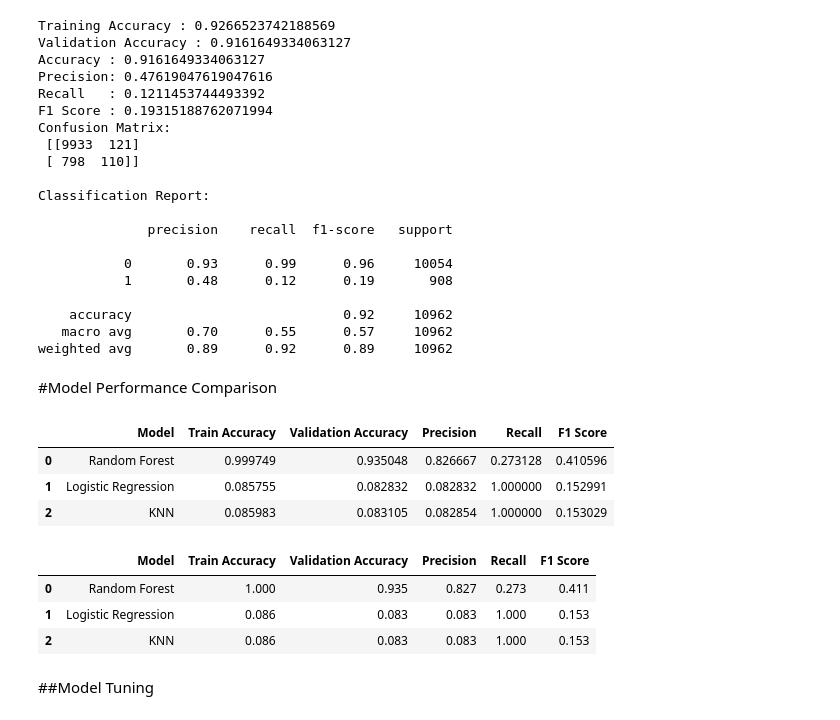
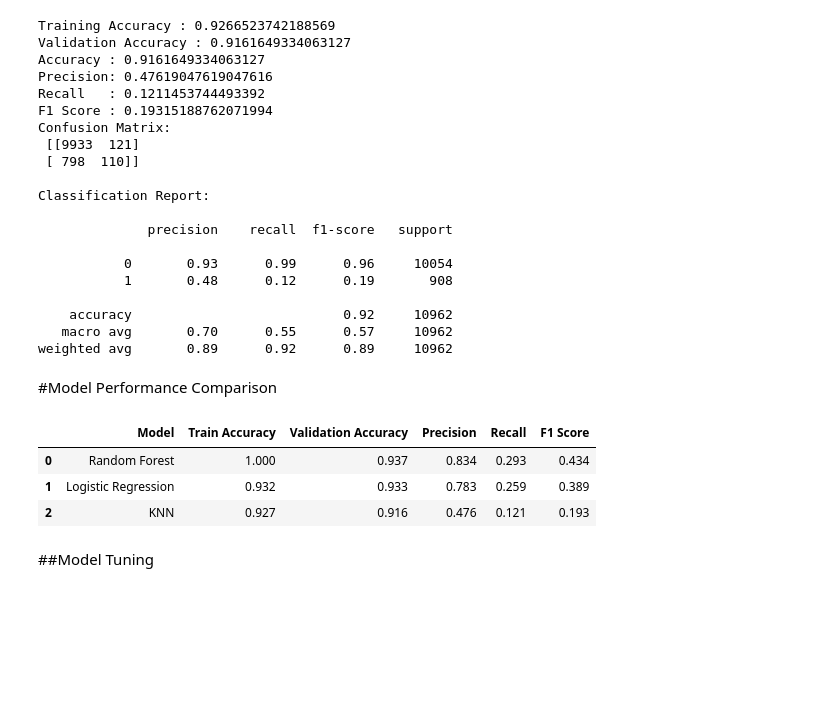
Before and after one commit to Bishre313/ict_p1, a Jupyter notebook: Intermediate_assessment_Supervised.ipynb, the cells around one changed output. Cells and saved outputs as stored; diff of their text form; code cells hidden in the pictures; blank space fills up the shorter version.

```diff
--- a/Intermediate_assessment_Supervised.ipynb
+++ b/Intermediate_assessment_Supervised.ipynb
@@ -484,38 +482,39 @@ results = []
 # %%
+results = []
+
 from sklearn.metrics import accuracy_score, precision_score, recall_score, f1_score
 
-def evaluate_model(model, model_name):
-    y_valid_pred = model.predict(X_valid)
+def evaluate_model(model, model_name, use_scaled=False):
+
+    if use_scaled:
+        y_valid_pred = model.predict(X_valid_scaled)
+        train_acc = model.score(X_train_scaled, y_train)
+    else:
+        y_valid_pred = model.predict(X_valid)
+        train_acc = model.score(X_train, y_train)
 
     results.append({
         "Model": model_name,
-        "Train Accuracy": model.score(X_train, y_train),
+        "Train Accuracy": train_acc,
         "Validation Accuracy": accuracy_score(y_valid, y_valid_pred),
         "Precision": precision_score(y_valid, y_valid_pred),
         "Recall": recall_score(y_valid, y_valid_pred),
         "F1 Score": f1_score(y_valid, y_valid_pred)
     })
 # %%
-evaluate_model(rf, "Random Forest")
-evaluate_model(lr, "Logistic Regression")
-evaluate_model(knn, "KNN")
+results = []
+
+evaluate_model(rf, "Random Forest", use_scaled=False)
+evaluate_model(lr, "Logistic Regression", use_scaled=True)
+evaluate_model(knn, "KNN", use_scaled=True)
+
+results_df = pd.DataFrame(results)
+results_df.round(3)
+# %% [output]
+|  | Model | Train Accuracy | Validation Accuracy | Precision | Recall | F1 Score |
+| 0 | Random Forest | 1.000 | 0.937 | 0.834 | 0.293 | 0.434 |
+| 1 | Logistic Regression | 0.932 | 0.933 | 0.783 | 0.259 | 0.389 |
+| 2 | KNN | 0.927 | 0.916 | 0.476 | 0.121 | 0.193 |
-# %%
-import pandas as pd
-
-results_df = pd.DataFrame(results)
-results_df
-# %% [output]
-|  | Model | Train Accuracy | Validation Accuracy | Precision | Recall | F1 Score |
-| 0 | Random Forest | 0.999749 | 0.935048 | 0.826667 | 0.273128 | 0.410596 |
-| 1 | Logistic Regression | 0.085755 | 0.082832 | 0.082832 | 1.000000 | 0.152991 |
-| 2 | KNN | 0.085983 | 0.083105 | 0.082854 | 1.000000 | 0.153029 |
-# %%
-results_df.round(3)
-# %% [output]
-|  | Model | Train Accuracy | Validation Accuracy | Precision | Recall | F1 Score |
-| 0 | Random Forest | 1.000 | 0.935 | 0.827 | 0.273 | 0.411 |
-| 1 | Logistic Regression | 0.086 | 0.083 | 0.083 | 1.000 | 0.153 |
-| 2 | KNN | 0.086 | 0.083 | 0.083 | 1.000 | 0.153 |
 # %% [markdown]
 ##Model Tuning
 # %%
```
Also changed, not shown: parts of 11 cells of this notebook.
